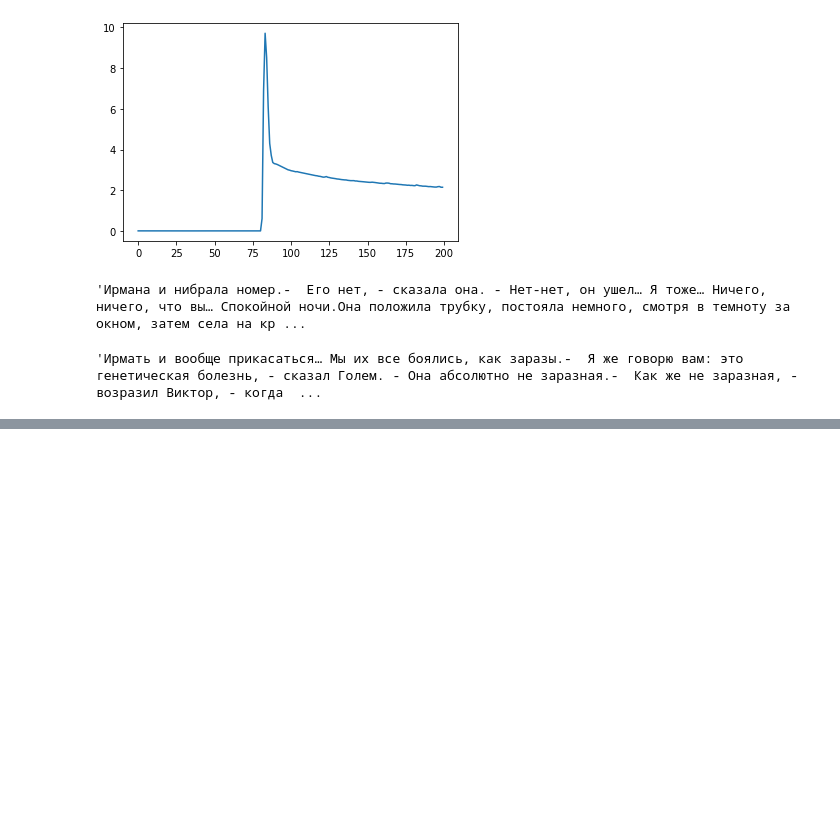
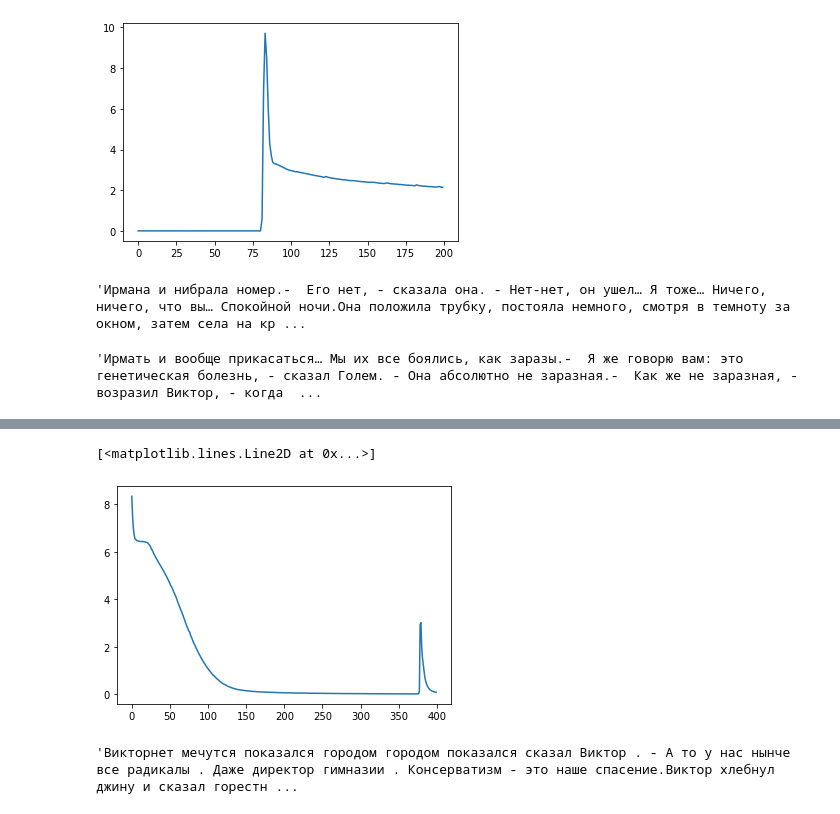
Before and after one commit to po-stas/NaturalLanguageProcessing, a Jupyter notebook: lesson09/HW9.ipynb, the cells around one changed output, grey strips where cells are left out. Drawn from its saved outputs; the diff is of its cells as text; code cells hidden in the pictures; blank space fills up the shorter version.

```diff
--- a/lesson09/HW9.ipynb
+++ b/lesson09/HW9.ipynb
@@ -593,0 +751,13 @@ generate_text(model3, start_string=u"Ирма", temperature=1, num_generate=2000
+# %%
+model.compile(optimizer='adam', loss=loss)
+# %%
+import os
+# Directory where the checkpoints will be saved
+checkpoint_dir = './training_checkpoints_words1'
+# Name of the checkpoint files
+checkpoint_prefix = os.path.join(checkpoint_dir, "ckpt_{epoch}")
+
+checkpoint_callback = tf.keras.callbacks.ModelCheckpoint(
+    filepath=checkpoint_prefix,
+    period=20,
+    save_weights_only=True)
@@ -593,0 +766,5 @@ generate_text(model3, start_string=u"Ирма", temperature=1, num_generate=2000
+# %%
+EPOCHS = 400
+# Для начала
+# %%
+history = model.fit(dataset, epochs=EPOCHS, callbacks=[checkpoint_callback])
@@ -593,0 +789,5 @@ generate_text(model3, start_string=u"Ирма", temperature=1, num_generate=2000
+# %%
+plt.plot(history.history['loss'])
+# %% [output]
+[<matplotlib.lines.Line2D at 0x...>]
+[figure, added]
@@ -593,0 +834,4 @@ generate_text(model3, start_string=u"Ирма", temperature=1, num_generate=2000
+# %%
+generate_text(model_word, start_string=['Виктор'])
+# %% [output]
+'Викторнет мечутся показался городом городом показался сказал Виктор . - А то у нас нынче все радикалы . Даже директор гимназии . Консерватизм - это наше спасение.Виктор хлебнул джину и сказал горестн ...
```
Also changed, not shown: parts of 31 cells of this notebook.
